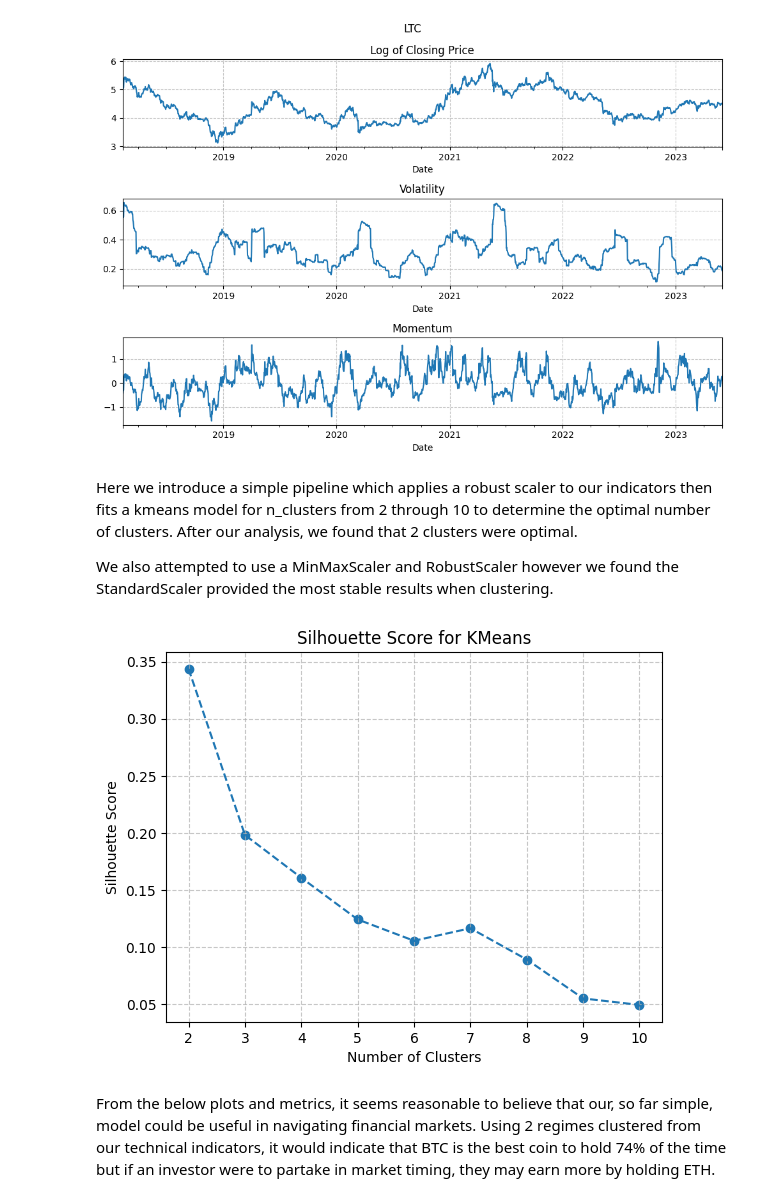
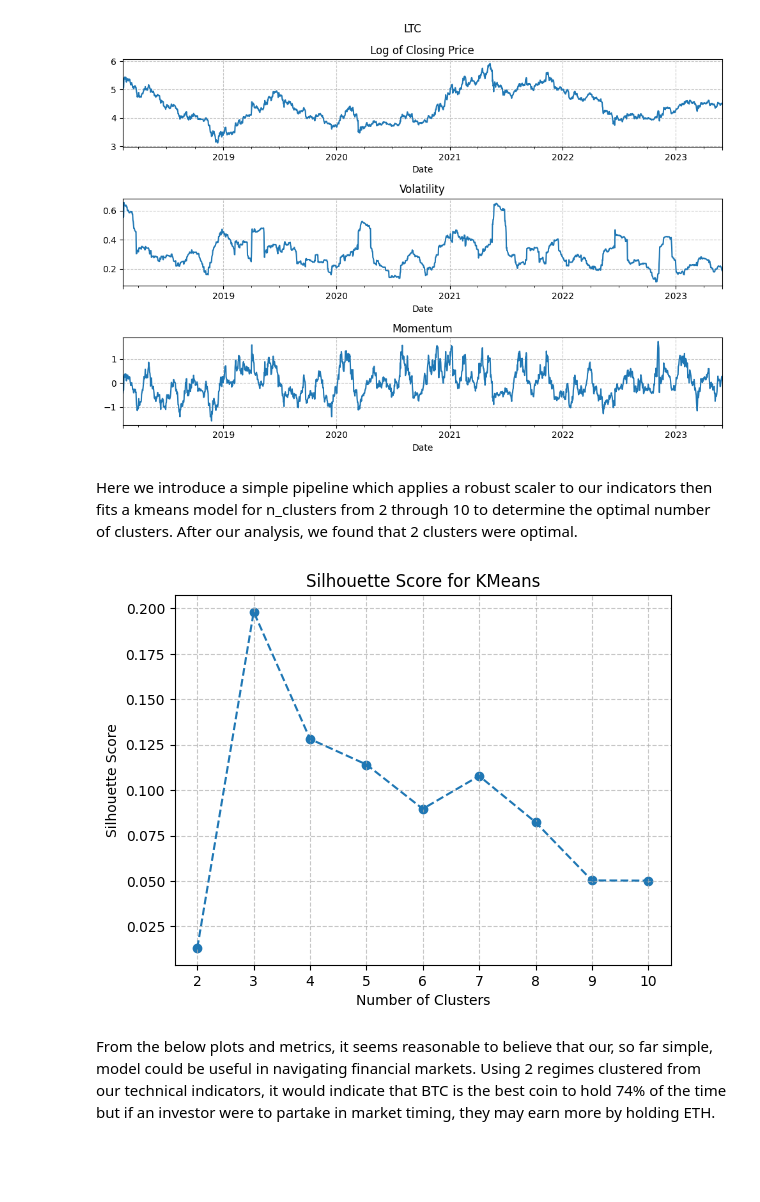
Before and after one commit to Ryanmilgrim/cfrm521_project, a Jupyter notebook: CFRM 521 Final Project.ipynb, the cells around one changed output. Saved outputs shown, nothing was run; the diff lists cells and outputs as text; code cells hidden in the pictures; blank space fills up the shorter version.

```diff
--- a/CFRM 521 Final Project.ipynb
+++ b/CFRM 521 Final Project.ipynb
@@ -202,17 +196,15 @@ for coin in coins:
 [figure]
 # %% [markdown]
 Here we introduce a simple pipeline which applies a robust scaler to our indicators then fits a kmeans model for n_clusters from 2 through 10 to determine the optimal number of clusters. After our analysis, we found that 2 clusters were optimal.
-
-We also attempted to use a MinMaxScaler and RobustScaler however we found the StandardScaler provided the most stable results when clustering.
 # %%
 from sklearn.pipeline import Pipeline
-from sklearn.preprocessing import StandardScaler
+from sklearn.preprocessing import RobustScaler
 from sklearn.cluster import KMeans
 
 # Create the pipeline to only momentum and volatility columns
 pipeline = Pipeline([
-    ('scaler', StandardScaler()),
-    ('kmeans', KMeans(n_init=10))
+    ('scaler', RobustScaler()),
+    ('kmeans', KMeans(n_init=10, random_state=42))
 ])
 
 # Create an X dataset with only the technical indicators for regime detection
@@ -222,35 +214,35 @@ X = data[technical_indicators]
 # %%
 from sklearn.metrics import silhouette_score
 
 # Fit the pipeline to the for n_clusters = {2 - 10} and record silhouette score.
 scores = dict()
 for n in range(2, 11):
     pipeline.set_params(kmeans__n_clusters=n)
     pipeline.fit(X)
 
     # Transform data to get cluster labels
     labels = pipeline['kmeans'].labels_
 
     # Calculate the silhouette score
     score = silhouette_score(X, labels)
     scores[n] = score
 
 # Refitting the model to our best found parameter
-n_regimes = 2
+n_regimes = 3
 pipeline.set_params(kmeans__n_clusters=n_regimes)
-pipeline.fit(data)
+pipeline.fit(X)
 
 # Plot the scores
 fig, ax = plt.subplots()
 ax.plot(list(scores.keys()), list(scores.values()), linestyle='--')
 ax.scatter(list(scores.keys()), list(scores.values()))
 ax.set_title('Silhouette Score for KMeans')
 ax.set_xlabel('Number of Clusters')
 ax.set_ylabel('Silhouette Score')
 ax.grid(True, alpha=0.7, linestyle='--')
 plt.show()
 # %% [output]
-[figure, old version]
+[figure, new version]
 # %% [markdown]
 From the below plots and metrics, it seems reasonable to believe that our, so far simple, model could be useful in navigating financial markets. Using 2 regimes clustered from our technical indicators, it would indicate that BTC is the best coin to hold 74% of the time but if an investor were to partake in market timing, they may earn more by holding ETH.
 # %%
```
Also changed, not shown: parts of 17 cells of this notebook.
